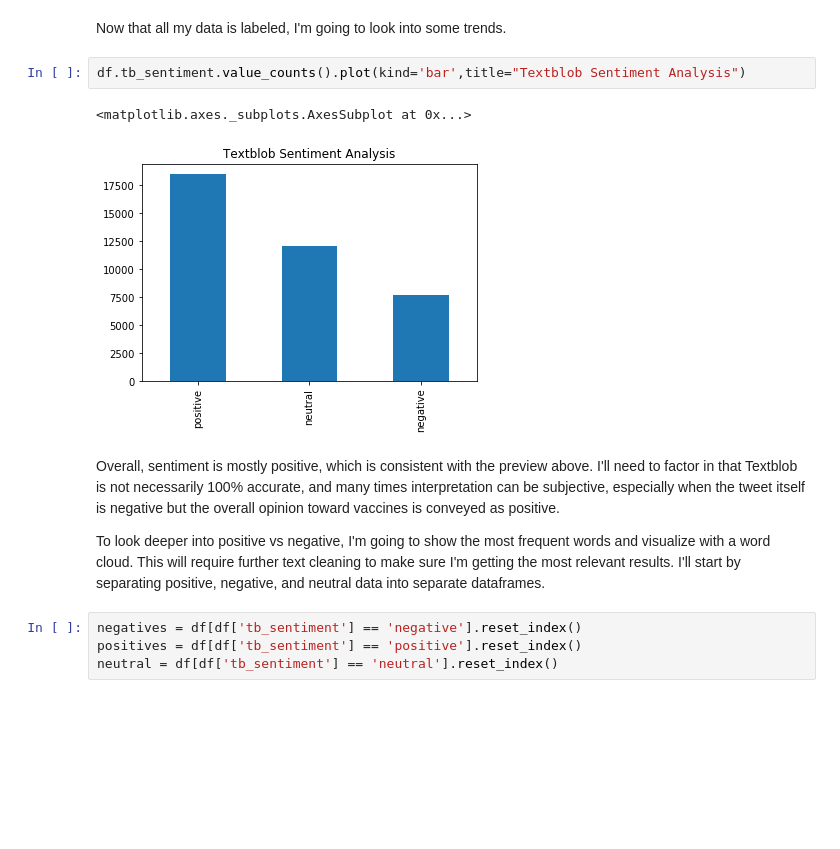
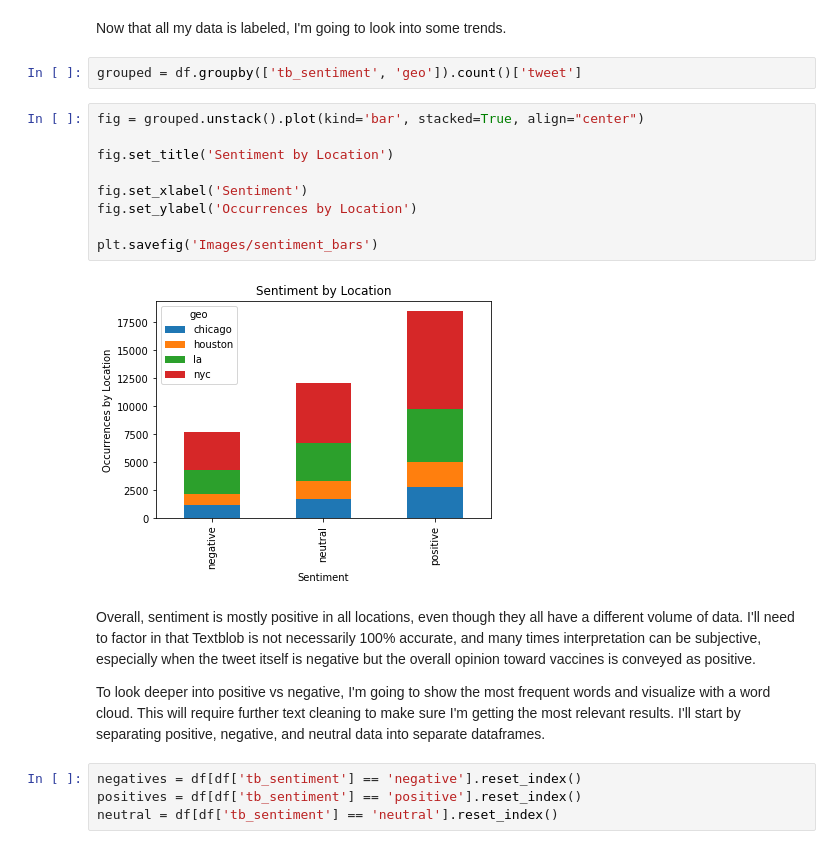
Before and after one commit to christisarv/2021-covid-vaccine-analysis, a Jupyter notebook: Twitter Sentiment Evaluation.ipynb, the cells around one changed output. Cells and saved outputs as stored; diff of their text form; blank space fills up the shorter version.

Commit message:
fine tuned text clustering and wrote analysis

```diff
--- a/Twitter Sentiment Evaluation.ipynb
+++ b/Twitter Sentiment Evaluation.ipynb
@@ -115,13 +115,21 @@ df.head()
 ## Text Processing & Exploration
 # %% [markdown]
 Now that all my data is labeled, I'm going to look into some trends.
-# %%
-df.tb_sentiment.value_counts().plot(kind='bar',title="Textblob Sentiment Analysis")
-# %% [output]
-<matplotlib.axes._subplots.AxesSubplot at 0x...>
-[figure, removed]
+# %%
+grouped = df.groupby(['tb_sentiment', 'geo']).count()['tweet']
+# %%
+fig = grouped.unstack().plot(kind='bar', stacked=True, align="center")
+
+fig.set_title('Sentiment by Location')
+
+fig.set_xlabel('Sentiment')
+fig.set_ylabel('Occurrences by Location')
+
+plt.savefig('Images/sentiment_bars')
+# %% [output]
+[figure, added]
 # %% [markdown]
-Overall, sentiment is mostly positive, which is consistent with the preview above. I'll need to factor in that Textblob is not necessarily 100% accurate, and many times interpretation can be subjective, especially when the tweet itself is negative but the overall opinion toward vaccines is conveyed as positive.
+Overall, sentiment is mostly positive in all locations, even though they all have a different volume of data. I'll need to factor in that Textblob is not necessarily 100% accurate, and many times interpretation can be subjective, especially when the tweet itself is negative but the overall opinion toward vaccines is conveyed as positive.
 
 To look deeper into positive vs negative, I'm going to show the most frequent words and visualize with a word cloud. This will require further text cleaning to make sure I'm getting the most relevant results. I'll start by separating positive, negative, and neutral data into separate dataframes.
 # %%
```
Also changed, not shown: parts of 17 cells of this notebook, 4 other files.
